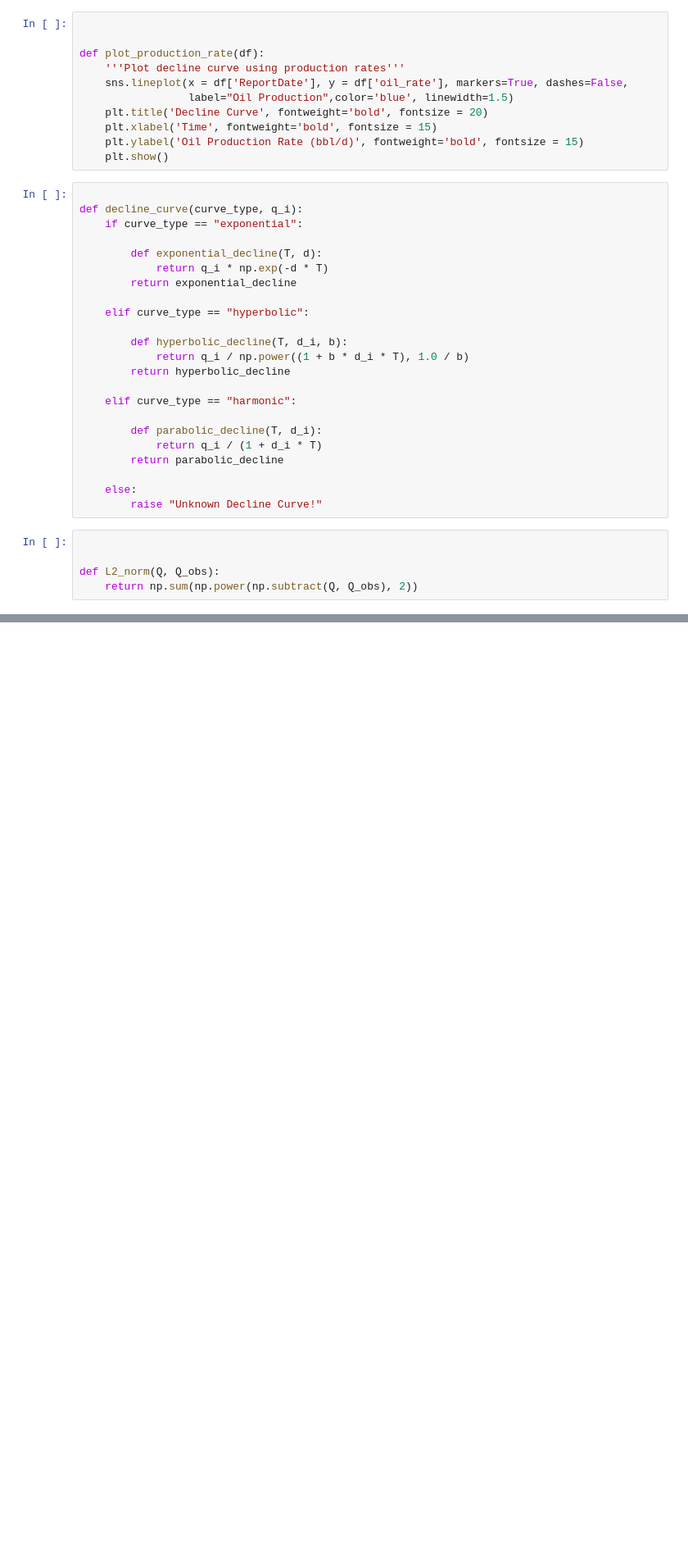
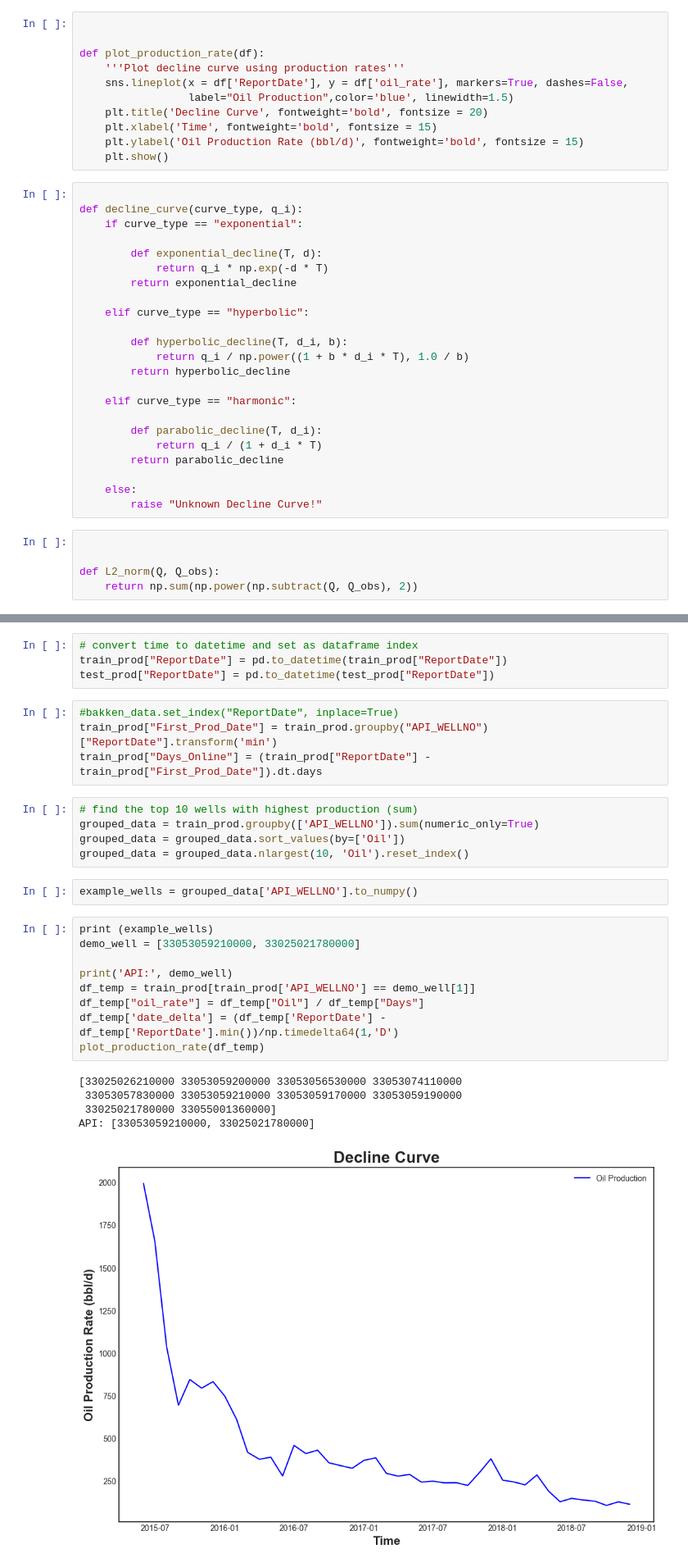
Before and after one commit to Nisarg3010/Production, a Jupyter notebook: Notebook.ipynb, the cells around one changed output, grey strips where cells are left out. Shown at 82% size. Saved outputs shown, nothing was run; the diff lists cells and outputs as text; blank space fills up the shorter version.

```diff
--- a/Notebook.ipynb
+++ b/Notebook.ipynb
@@ -236,0 +287,30 @@ test_prod = pre_process(test_prod, column="Oil")
+# %%
+# convert time to datetime and set as dataframe index
+train_prod["ReportDate"] = pd.to_datetime(train_prod["ReportDate"])
+test_prod["ReportDate"] = pd.to_datetime(test_prod["ReportDate"])
+# %%
+#bakken_data.set_index("ReportDate", inplace=True)
+train_prod["First_Prod_Date"] = train_prod.groupby("API_WELLNO")["ReportDate"].transform('min')
+train_prod["Days_Online"] = (train_prod["ReportDate"] - train_prod["First_Prod_Date"]).dt.days
+# %%
+# find the top 10 wells with highest production (sum)
+grouped_data = train_prod.groupby(['API_WELLNO']).sum(numeric_only=True)
+grouped_data = grouped_data.sort_values(by=['Oil'])
+grouped_data = grouped_data.nlargest(10, 'Oil').reset_index()
+# %%
+example_wells = grouped_data['API_WELLNO'].to_numpy()
+# %%
+print (example_wells)
+demo_well = [33053059210000, 33025021780000]
+
+print('API:', demo_well)
+df_temp = train_prod[train_prod['API_WELLNO'] == demo_well[1]]
+df_temp["oil_rate"] = df_temp["Oil"] / df_temp["Days"]
+df_temp['date_delta'] = (df_temp['ReportDate'] - df_temp['ReportDate'].min())/np.timedelta64(1,'D')
+plot_production_rate(df_temp)
+# %% [output]
+[33025026210000 33053059200000 33053056530000 33053074110000
+ 33053057830000 33053059210000 33053059170000 33053059190000
+ 33025021780000 33055001360000]
+API: [33053059210000, 33025021780000]
+[figure, added]
```
Also changed, not shown: parts of 53 cells of this notebook.
